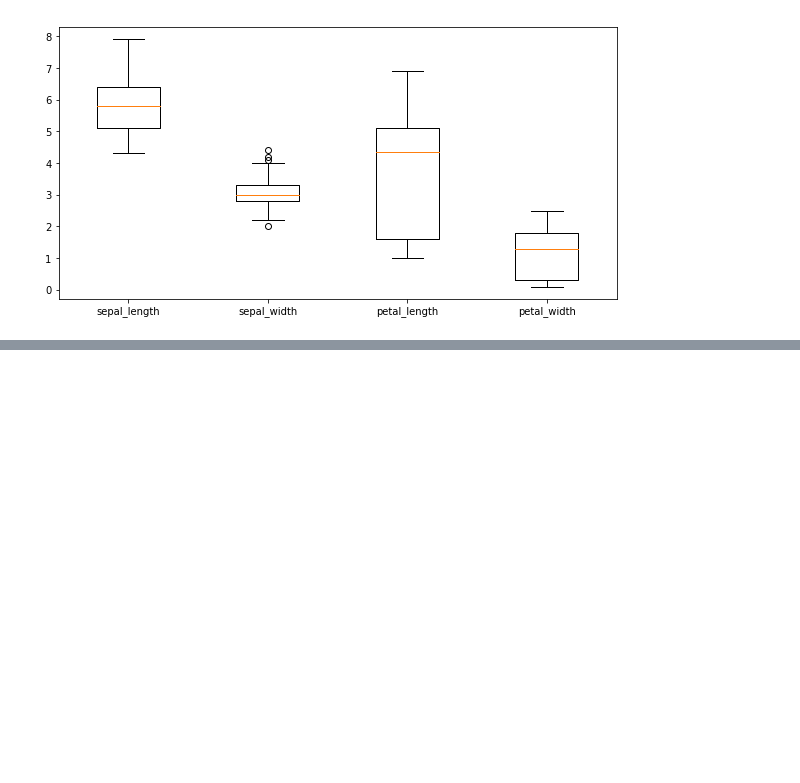
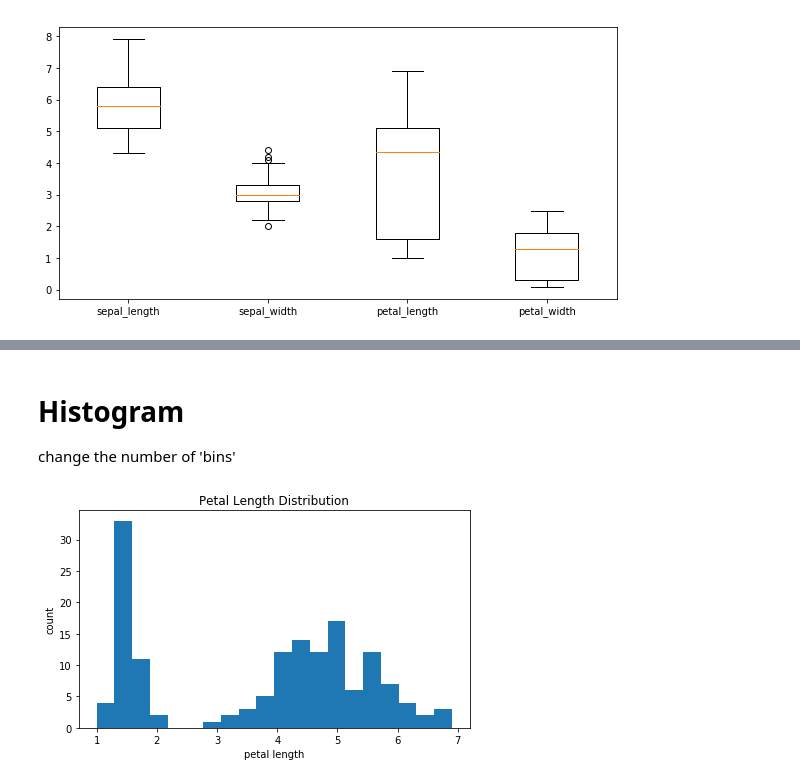
Before and after one commit to LUMC/python-course, a Jupyter notebook: visualization/DataVisualization1.ipynb, the cells around one changed output, grey strips where cells are left out. Saved outputs shown, nothing was run; the diff lists cells and outputs as text; code cells hidden in the pictures; blank space fills up the shorter version.

```diff
--- a/visualization/DataVisualization1.ipynb
+++ b/visualization/DataVisualization1.ipynb
@@ -312,0 +319,12 @@ boxplot([flowers[f] for f in features], labels=features);
+# %% [markdown]
+# Histogram
+
+change the number of 'bins'
+# %%
+hist(flowers["petal_length"], bins=20)
+
+title("Petal Length Distribution")
+xlabel("petal length")
+ylabel("count");
+# %% [output]
+[figure, added]
```
Also changed, not shown: parts of 25 cells of this notebook.
